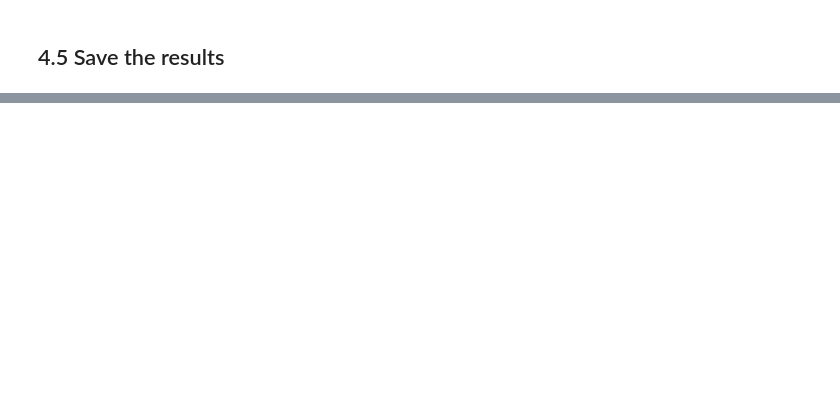
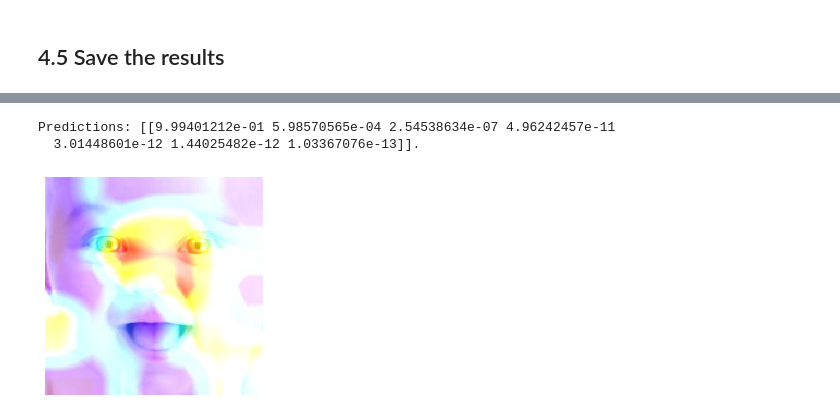
Before and after one commit to paulorijnberg/deep-learning-age-estimation, a Jupyter notebook: notebooks/neural-networks-resnet-UTKface_cropped-balanced.ipynb, the cells around one changed output, grey strips where cells are left out. Saved outputs shown, nothing was run; the diff lists cells and outputs as text; code cells hidden in the pictures; blank space fills up the shorter version.

```diff
--- a/notebooks/neural-networks-resnet-UTKface_cropped-balanced.ipynb
+++ b/notebooks/neural-networks-resnet-UTKface_cropped-balanced.ipynb
@@ -615,11 +660,15 @@ plot_history(history, line1='loss', line2='val_loss',
 # %%
 # Plot image activation
-best_val_score = 'models-and-results-UTKface_cropped-balanced/resnet-50-4.0-0.15.h5'
+best_val_score = 'models-and-results-UTKface_cropped-balanced/resnet-50-4.0-0.14.h5'
 model_path     = 'models-and-results-UTKface_cropped-balanced/neural-network-resnet-50-4.0-model.h5'
 
 plot_image_activation(model_path   = model_path,
                       weights_path = best_val_score,
                       img_path     = r'datasets\UTKface_cropped-new-structure-balanced\test\10\1_0_0_20170110212624891.jpg.chip.jpg')
+# %% [output]
+Predictions: [[9.99401212e-01 5.98570565e-04 2.54538634e-07 4.96242457e-11
+  3.01448601e-12 1.44025482e-12 1.03367076e-13]].
+[figure, added]
 # %%
 plot_image_activation(model_path   = model_path,
                       weights_path = best_val_score,
```
Also changed, not shown: parts of 12 cells of this notebook, 3 other files.
